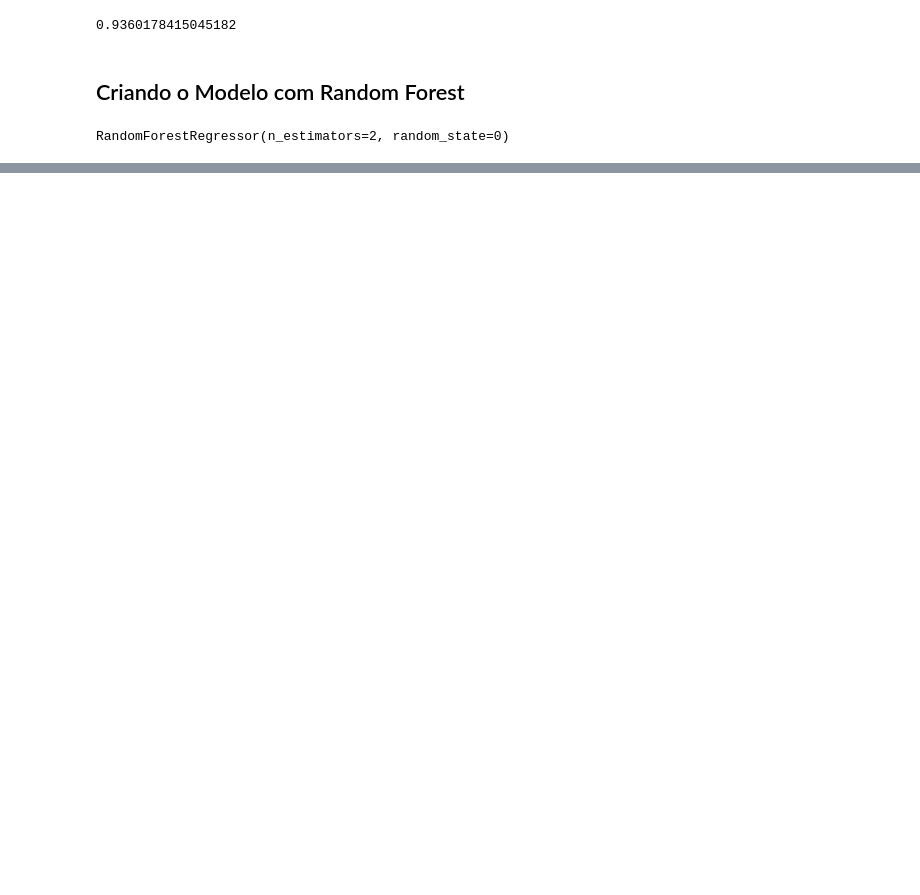
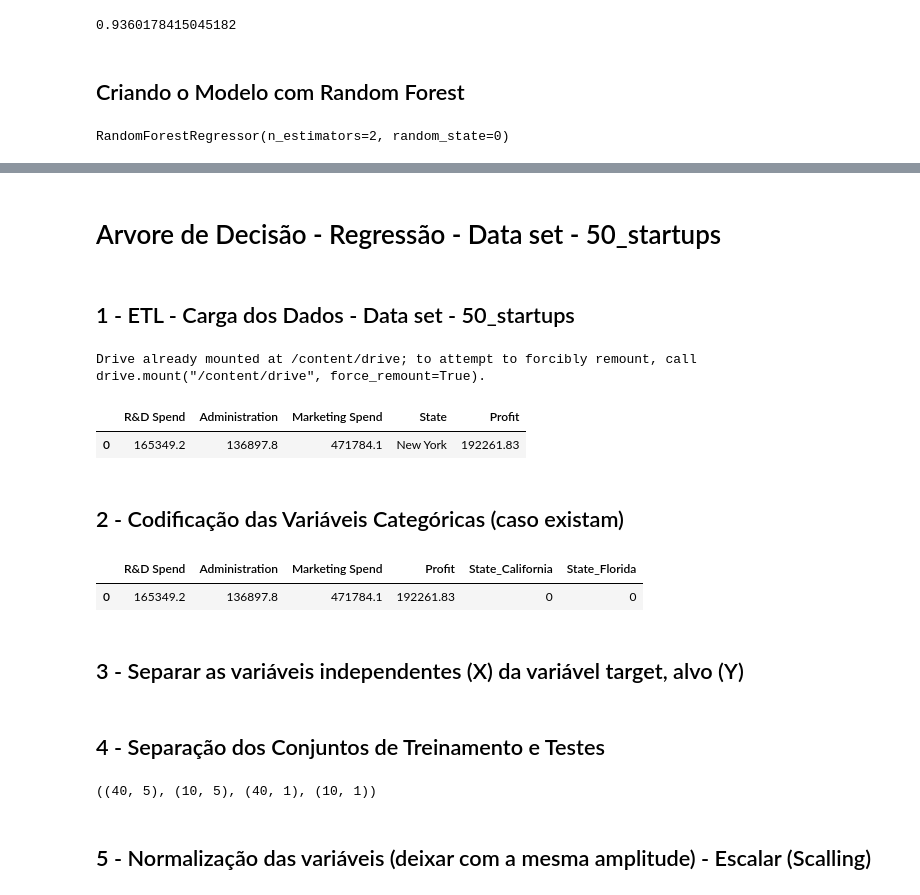
Before and after one commit to danismoreirasilva/machine_learnin_dp_ufsc, a Jupyter notebook: arvores_decision_tree_estudo.ipynb, the cells around one changed output, grey strips where cells are left out. Saved outputs shown, nothing was run; the diff lists cells and outputs as text; code cells hidden in the pictures; blank space fills up the shorter version.

```diff
--- a/arvores_decision_tree_estudo.ipynb
+++ b/arvores_decision_tree_estudo.ipynb
@@ -107,0 +112,35 @@ r2_score(y_teste,y_predito_rf)
+# %% [markdown]
+# Arvore de Decisão - Regressão -  Data set -  50_startups
+# %% [markdown]
+## 1 - ETL -  Carga dos Dados - Data set - 50_startups
+# %%
+'''
+from google.colab import drive
+drive.mount('/content/drive')
+'''
+
+#Não vai precisar montar o drive nesta instância pq ela já foi montado para rodar a arvore de decisão
+# %% [output]
+Drive already mounted at /content/drive; to attempt to forcibly remount, call drive.mount("/content/drive", force_remount=True).
+# %%
+import pandas as pd
+
+df = pd.read_csv('/content/drive/MyDrive/Doutorado UFSC/Machine Learning e Deepen Learning/Datasets/50_Startups.csv')
+df.head(1)
+# %% [output]
+|  | R&D Spend | Administration | Marketing Spend | State | Profit |
+| 0 | 165349.2 | 136897.8 | 471784.1 | New York | 192261.83 |
+# %% [markdown]
+## 2 - Codificação das Variáveis Categóricas (caso existam)
+# %%
+#esse método cria as varivéis nominais como colunas e valores binários
+df = pd.get_dummies(df)
+
+#deleta a última coluna criada pelo método dummies
+df = df.iloc[:,:-1]
+df.head(1)
+# %% [output]
+|  | R&D Spend | Administration | Marketing Spend | Profit | State_California | State_Florida |
+| 0 | 165349.2 | 136897.8 | 471784.1 | 192261.83 | 0 | 0 |
+# %% [markdown]
+## 3 - Separar as variáveis independentes (X) da variável target, alvo (Y)
@@ -107,0 +154,12 @@ r2_score(y_teste,y_predito_rf)
+# %% [markdown]
+## 4 - Separação dos Conjuntos de Treinamento e Testes
+# %%
+from sklearn.model_selection import train_test_split
+
+X_treino, X_teste, y_treino, y_teste = train_test_split(X.values, y.values, test_size=0.2, random_state=0)
+
+X_treino.shape, X_teste.shape, y_treino.shape, y_teste.shape
+# %% [output]
+((40, 5), (10, 5), (40, 1), (10, 1))
+# %% [markdown]
+## 5 - Normalização das variáveis (deixar com a mesma amplitude) - Escalar (Scalling)
```
Also changed, not shown: parts of 24 cells of this notebook.
